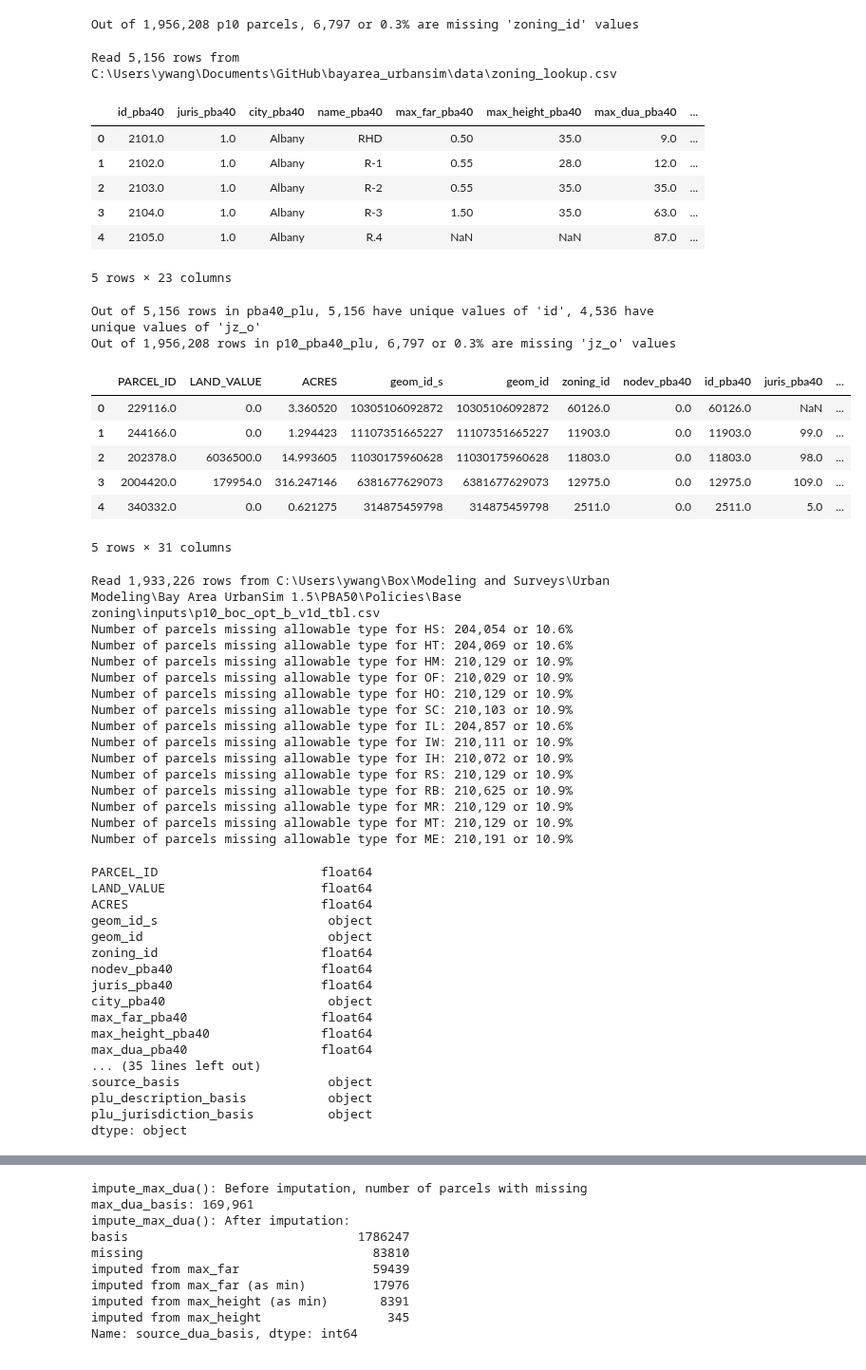
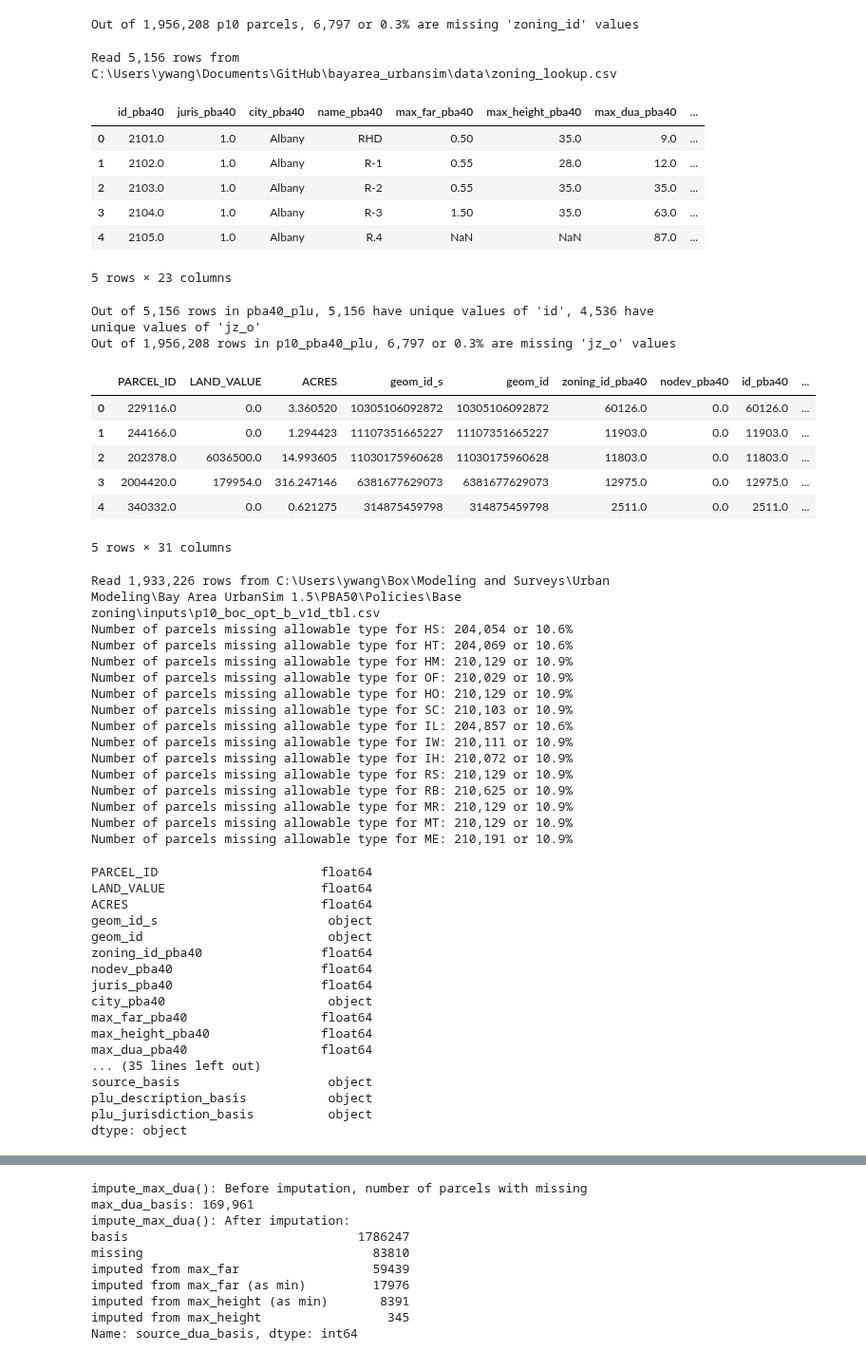
Before and after one commit to BayAreaMetro/petrale, a Jupyter notebook: policies/plu/base_zoning/1_PLU_BOC_data_combine.ipynb, the cells around one changed output, grey strips where cells are left out. Shown at 95% size. Saved outputs shown, nothing was run; the diff lists cells and outputs as text; code cells hidden in the pictures.

```diff
--- a/policies/plu/base_zoning/1_PLU_BOC_data_combine.ipynb
+++ b/policies/plu/base_zoning/1_PLU_BOC_data_combine.ipynb
@@ -11,8 +9,8 @@ pd.options.display.max_rows = 100
 if os.getenv('USERNAME')    =='ywang':
     BOX_dir                 = 'C:\\Users\\{}\\Box\\Modeling and Surveys\\Urban Modeling\\Bay Area UrbanSim 1.5\\PBA50'.format(os.getenv('USERNAME'))
     BOX_smelt_dir           = 'C:\\Users\\{}\\Box\\baydata\\smelt\\2020 03 12'.format(os.getenv('USERNAME'))
-    GitHub_petrale_dir      = 'C:\\Users\\ywang\\Documents\\GitHub\\petrale'
-    GitHub_urbansim_dir     = 'C:\\Users\\ywang\\Documents\\GitHub\\bayarea_urbansim\\data'
+    GitHub_petrale_dir      = 'C:\\Users\\{}\\Documents\\GitHub\\petrale'.format(os.getenv('USERNAME'))
+    GitHub_urbansim_dir     = 'C:\\Users\\{}\\Documents\\GitHub\\bayarea_urbansim\\data'.format(os.getenv('USERNAME'))
 
 elif os.getenv('USERNAME')  =='lzorn':
     BOX_dir                 = 'C:\\Users\\{}\\Box\\Modeling and Surveys\\Urban Modeling\\Bay Area UrbanSim 1.5\\PBA50'.format(os.getenv('USERNAME'))
@@ -78,11 +76,12 @@ display(pba40_pz.head())
 
 ## add zoning_id, nodev_pba40 columns to p10
 p10_pba40_pz = pd.merge(left=basemap_p10, right=pba40_pz, left_on='geom_id_s', right_on = 'geom_id', how='left')
-p10_pba40_pz.rename(columns={'nodev':'nodev_pba40'}, inplace=True)
+p10_pba40_pz.rename(columns={'nodev'    :'nodev_pba40',
+                             'zoning_id':'zoning_id_pba40'}, inplace=True)
 #display(p10_pba40_pz.head())
 
 ## Check Number of parcels missing zoning designation
-p10_pba40_pz_missing = p10_pba40_pz.loc[p10_pba40_pz['zoning_id'].isnull()]
+p10_pba40_pz_missing = p10_pba40_pz.loc[p10_pba40_pz['zoning_id_pba40'].isnull()]
 print("Out of {0:,} p10 parcels, {1:,} or {2:.1f}% are missing 'zoning_id' values".format(
     len(p10_pba40_pz), len(p10_pba40_pz_missing), 100.0*len(p10_pba40_pz_missing)/len(p10_pba40_pz)))
 # %% [output]
@@ -105,40 +104,40 @@ pba40_plu['SC'] = pd.to_numeric(pba40_plu['SC'], errors='coerce')
 
 # append _pba40 to column names
 rename_cols = dict((col,col+"_pba40") for col in pba40_plu.columns.values)
 pba40_plu.rename(columns=rename_cols, inplace=True)
 display(pba40_plu.head())
 
 # check duplicates in zoning id
 pba40_plu['jz_o'] = pba40_plu['city_pba40'].str.cat(pba40_plu['name_pba40'],sep=" ")
 print("Out of {:,} rows in pba40_plu, {:,} have unique values of 'id', {:,} have unique values of 'jz_o'".format(
     len(pba40_plu), len(pba40_plu.id_pba40.unique()), len(pba40_plu.jz_o.unique())))
 
 # using the zoning_id, get the pba40 zoning data (intensities, allowed building types)
-p10_pba40_plu = pd.merge(left=p10_pba40_pz, right=pba40_plu, left_on='zoning_id', right_on='id_pba40', how='left')
+p10_pba40_plu = pd.merge(left=p10_pba40_pz, right=pba40_plu, left_on='zoning_id_pba40', right_on='id_pba40', how='left')
 
 # Check number of p10 records failed to find a matching PLU
 p10_pba40_plu_missing = p10_pba40_plu.loc[p10_pba40_plu['jz_o'].isnull()]
 print("Out of {0:,} rows in p10_pba40_plu, {1:,} or {2:.1f}% are missing 'jz_o' values".format(
     len(p10_pba40_plu), len(p10_pba40_plu_missing), 100.0*len(p10_pba40_plu_missing)/len(p10_pba40_plu)))
 
 display(p10_pba40_plu.head())
 # %% [output]
 Read 5,156 rows from C:\Users\ywang\Documents\GitHub\bayarea_urbansim\data\zoning_lookup.csv
 |  | id_pba40 | juris_pba40 | city_pba40 | name_pba40 | max_far_pba40 | max_height_pba40 | max_dua_pba40 | ... |
 | 0 | 2101.0 | 1.0 | Albany | RHD | 0.50 | 35.0 | 9.0 | ... |
 | 1 | 2102.0 | 1.0 | Albany | R-1 | 0.55 | 28.0 | 12.0 | ... |
 | 2 | 2103.0 | 1.0 | Albany | R-2 | 0.55 | 35.0 | 35.0 | ... |
 | 3 | 2104.0 | 1.0 | Albany | R-3 | 1.50 | 35.0 | 63.0 | ... |
 | 4 | 2105.0 | 1.0 | Albany | R.4 | NaN | NaN | 87.0 | ... |
 5 rows × 23 columns
 Out of 5,156 rows in pba40_plu, 5,156 have unique values of 'id', 4,536 have unique values of 'jz_o'
 Out of 1,956,208 rows in p10_pba40_plu, 6,797 or 0.3% are missing 'jz_o' values
-|  | PARCEL_ID | LAND_VALUE | ACRES | geom_id_s | geom_id | zoning_id | nodev_pba40 | id_pba40 | juris_pba40 | ... |
-| 0 | 229116.0 | 0.0 | 3.360520 | 10305106092872 | 10305106092872 | 60126.0 | 0.0 | 60126.0 | NaN | ... |
-| 1 | 244166.0 | 0.0 | 1.294423 | 11107351665227 | 11107351665227 | 11903.0 | 0.0 | 11903.0 | 99.0 | ... |
-| 2 | 202378.0 | 6036500.0 | 14.993605 | 11030175960628 | 11030175960628 | 11803.0 | 0.0 | 11803.0 | 98.0 | ... |
-| 3 | 2004420.0 | 179954.0 | 316.247146 | 6381677629073 | 6381677629073 | 12975.0 | 0.0 | 12975.0 | 109.0 | ... |
-| 4 | 340332.0 | 0.0 | 0.621275 | 314875459798 | 314875459798 | 2511.0 | 0.0 | 2511.0 | 5.0 | ... |
+|  | PARCEL_ID | LAND_VALUE | ACRES | geom_id_s | geom_id | zoning_id_pba40 | nodev_pba40 | id_pba40 | ... |
+| 0 | 229116.0 | 0.0 | 3.360520 | 10305106092872 | 10305106092872 | 60126.0 | 0.0 | 60126.0 | ... |
+| 1 | 244166.0 | 0.0 | 1.294423 | 11107351665227 | 11107351665227 | 11903.0 | 0.0 | 11903.0 | ... |
+| 2 | 202378.0 | 6036500.0 | 14.993605 | 11030175960628 | 11030175960628 | 11803.0 | 0.0 | 11803.0 | ... |
+| 3 | 2004420.0 | 179954.0 | 316.247146 | 6381677629073 | 6381677629073 | 12975.0 | 0.0 | 12975.0 | ... |
+| 4 | 340332.0 | 0.0 | 0.621275 | 314875459798 | 314875459798 | 2511.0 | 0.0 | 2511.0 | ... |
 5 rows × 31 columns
 # %%
 ###### P10 with BASIS BOC
@@ -204,7 +203,7 @@ LAND_VALUE                     float64
 ACRES                          float64
 geom_id_s                       object
 geom_id                         object
-zoning_id                      float64
+zoning_id_pba40                float64
 nodev_pba40                    float64
 juris_pba40                    float64
 city_pba40                      object
```
Also changed, not shown: parts of 10 cells of this notebook.
